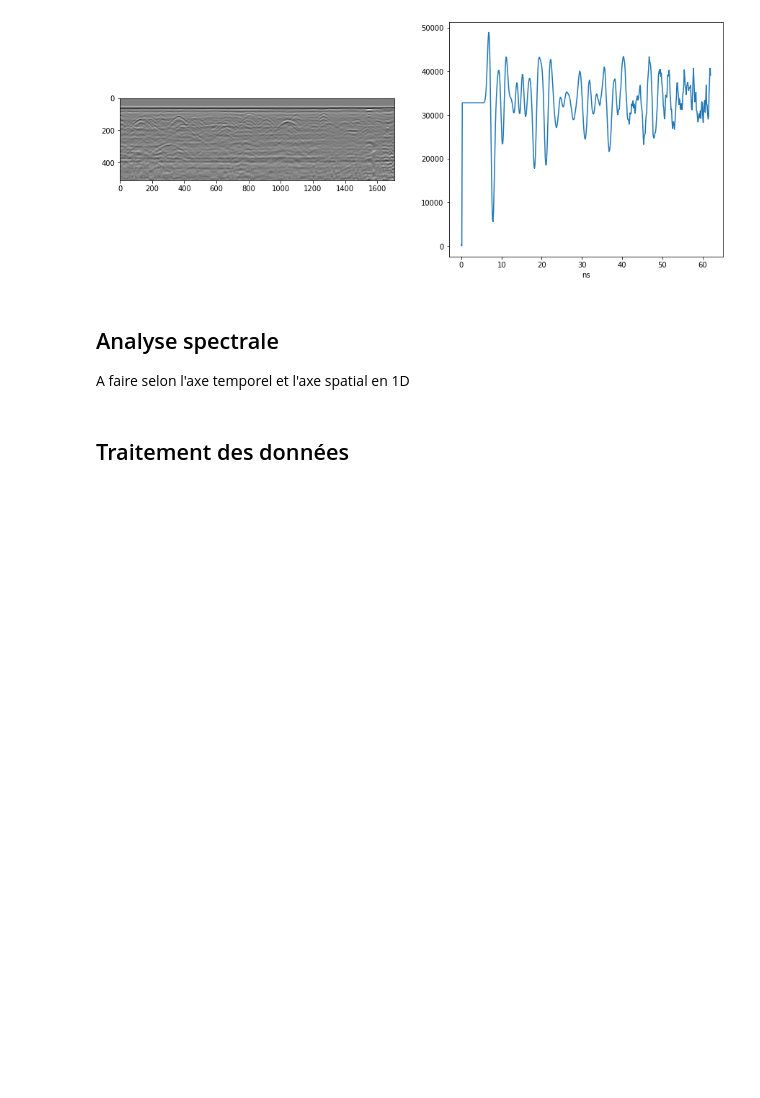
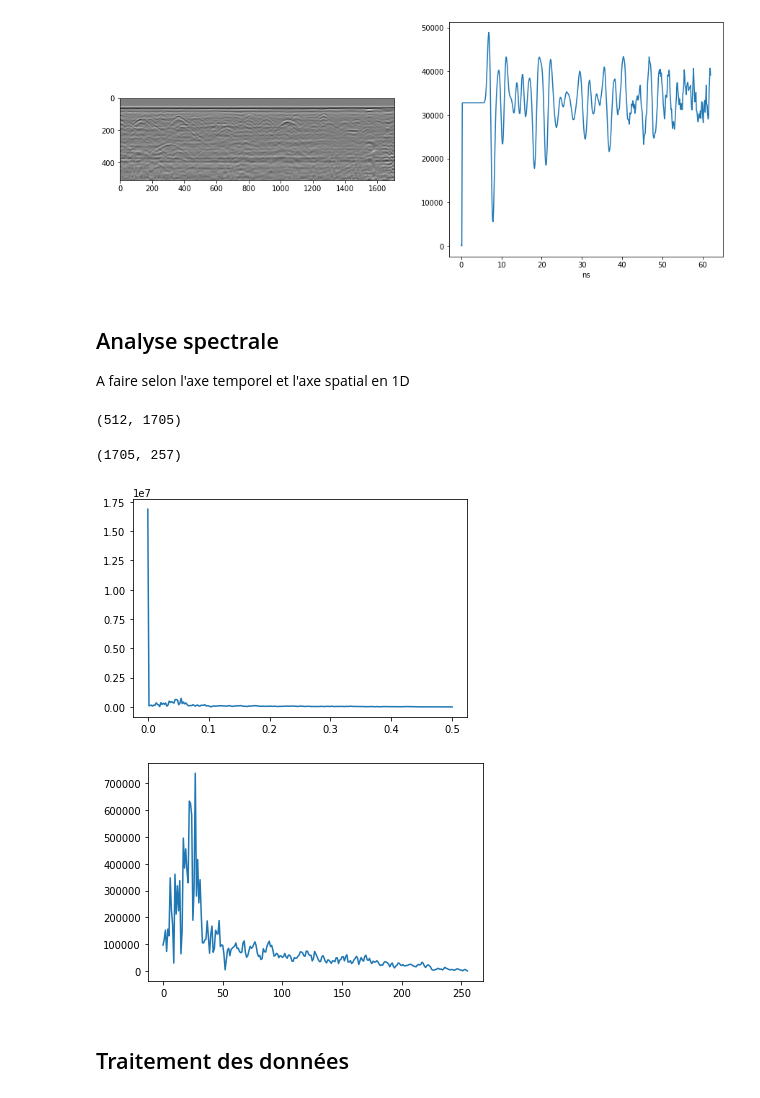
Before and after one commit to MerlinSchoose/tnsi-project, a Jupyter notebook: Examen_TNS_2021_2022.ipynb, the cells around one changed output. Drawn from its saved outputs; the diff is of its cells as text; code cells hidden in the pictures; blank space fills up the shorter version.

```diff
--- a/Examen_TNS_2021_2022.ipynb
+++ b/Examen_TNS_2021_2022.ipynb
@@ -39,8 +43,8 @@ import matplotlib.pyplot as plt
 # %%
-import scipy.io
 gprdata = scipy.io.loadmat('DZT_GDF001.mat')
 
 bs = gprdata['radarDZT']
+bs = bs.astype(np.int32)
 # %%
 # Chargement d'un radargramme
 x = bs[:,100]
@@ -57,5 +67,23 @@ Text(0.5, 0, 'ns')
 # %% [markdown]
 ## Analyse spectrale
 A faire selon l'axe temporel et l'axe spatial en 1D
+# %%
+print(bs.shape)
+# %% [output]
+(512, 1705)
+# %%
+fourier = np.array([np.abs(np.fft.rfft(bs[:, i])) for i in range(bs.shape[1])])
+print(fourier.shape)
+# %% [output]
+(1705, 257)
+# %%
+plt.plot(np.fft.rfftfreq(bs.shape[0]), fourier[100])
+plt.show()
+
+plt.plot(fourier[100][1:])
+plt.show()
+# %% [output]
+[figure, added]
+[figure, added]
 # %% [markdown]
 ## Traitement des données
```
Also changed, not shown: parts of 11 cells of this notebook.
